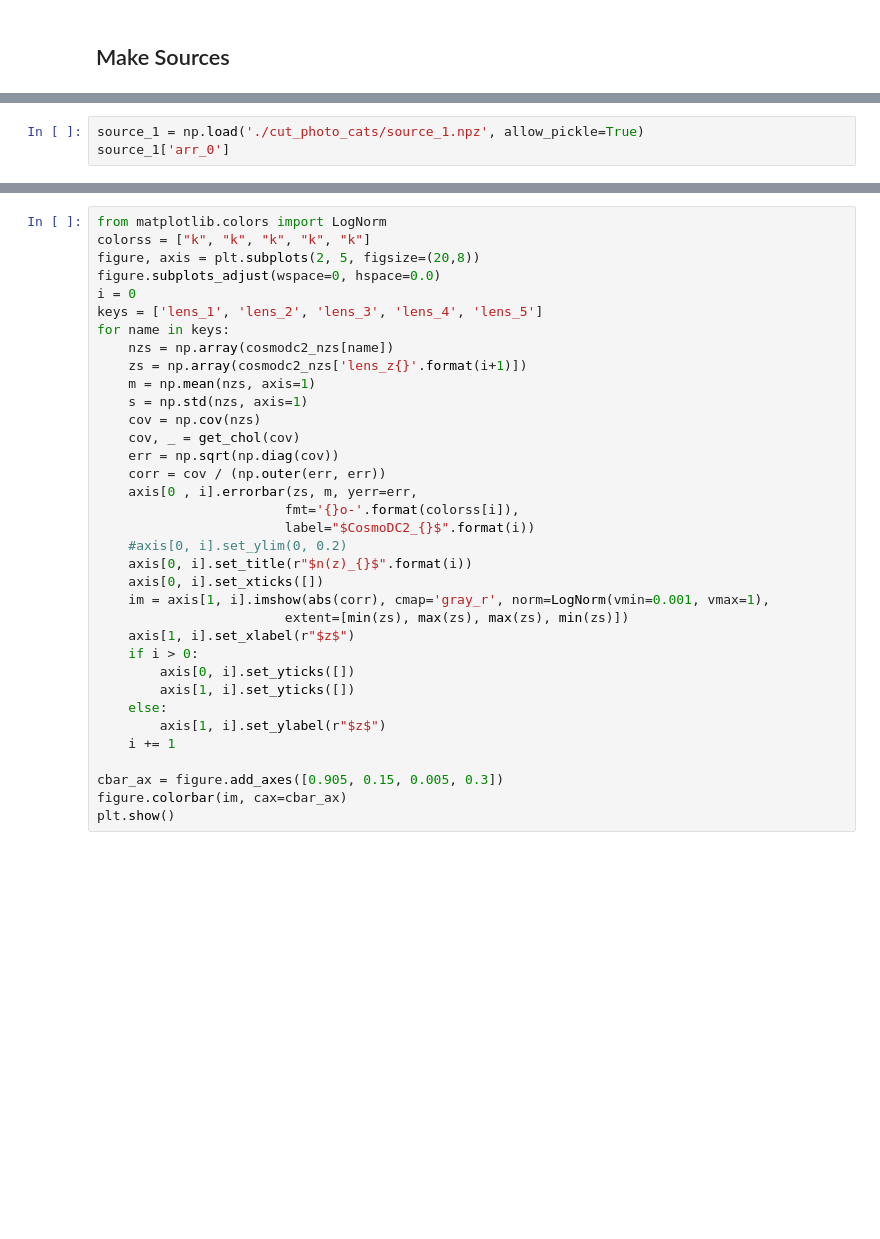
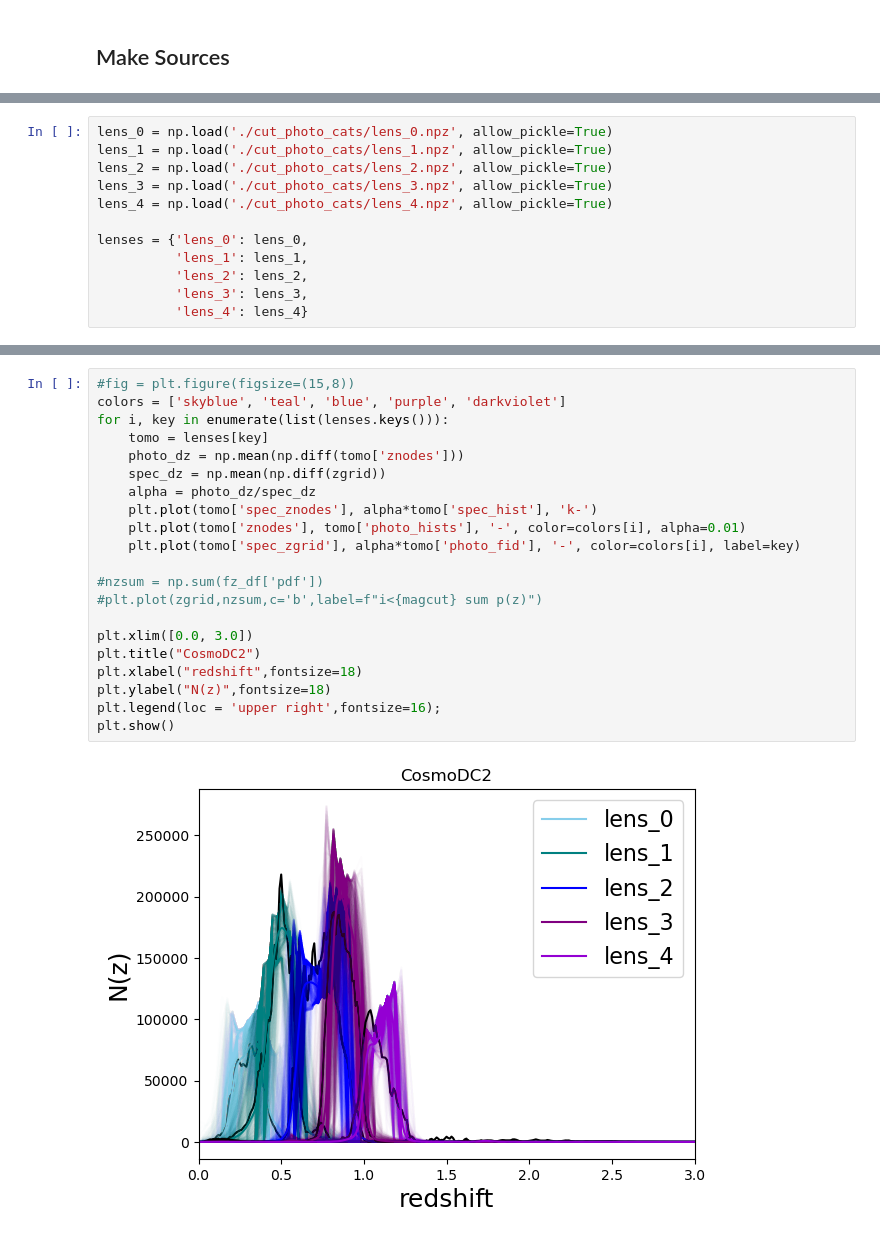
Before and after one commit to JaimeRZP/DC2-analysis, a Jupyter notebook: cosmodc_realizations.ipynb, the cells around one changed output, grey strips where cells are left out. Saved outputs shown, nothing was run; the diff lists cells and outputs as text; blank space fills up the shorter version.

```diff
--- a/cosmodc_realizations.ipynb
+++ b/cosmodc_realizations.ipynb
@@ -195,3 +279,12 @@ Generate spectrographic dists
 # %%
-source_1 = np.load('./cut_photo_cats/source_1.npz', allow_pickle=True)
-source_1['arr_0']
+lens_0 = np.load('./cut_photo_cats/lens_0.npz', allow_pickle=True)
+lens_1 = np.load('./cut_photo_cats/lens_1.npz', allow_pickle=True)
+lens_2 = np.load('./cut_photo_cats/lens_2.npz', allow_pickle=True)
+lens_3 = np.load('./cut_photo_cats/lens_3.npz', allow_pickle=True)
+lens_4 = np.load('./cut_photo_cats/lens_4.npz', allow_pickle=True)
+
+lenses = {'lens_0': lens_0,
+          'lens_1': lens_1,
+          'lens_2': lens_2,
+          'lens_3': lens_3,
+          'lens_4': lens_4}
@@ -565,35 +291,23 @@ cosmodc2_nzs['lens_z5'] = znodes_5
-# %%
-from matplotlib.colors import LogNorm
-colorss = ["k", "k", "k", "k", "k"]
-figure, axis = plt.subplots(2, 5, figsize=(20,8))
-figure.subplots_adjust(wspace=0, hspace=0.0)
-i = 0
-keys = ['lens_1', 'lens_2', 'lens_3', 'lens_4', 'lens_5']
-for name in keys:
-    nzs = np.array(cosmodc2_nzs[name])
-    zs = np.array(cosmodc2_nzs['lens_z{}'.format(i+1)])
-    m = np.mean(nzs, axis=1)
-    s = np.std(nzs, axis=1)
-    cov = np.cov(nzs)
-    cov, _ = get_chol(cov)
-    err = np.sqrt(np.diag(cov))
-    corr = cov / (np.outer(err, err))
-    axis[0 , i].errorbar(zs, m, yerr=err,
-                        fmt='{}o-'.format(colorss[i]),
-                        label="$CosmoDC2_{}$".format(i))
-    #axis[0, i].set_ylim(0, 0.2)
-    axis[0, i].set_title(r"$n(z)_{}$".format(i))
-    axis[0, i].set_xticks([])
-    im = axis[1, i].imshow(abs(corr), cmap='gray_r', norm=LogNorm(vmin=0.001, vmax=1),
-                        extent=[min(zs), max(zs), max(zs), min(zs)])
-    axis[1, i].set_xlabel(r"$z$")
-    if i > 0:
-        axis[0, i].set_yticks([])
-        axis[1, i].set_yticks([])
-    else:
-        axis[1, i].set_ylabel(r"$z$")
-    i += 1
-
-cbar_ax = figure.add_axes([0.905, 0.15, 0.005, 0.3])
-figure.colorbar(im, cax=cbar_ax)
-plt.show()
+# %%
+#fig = plt.figure(figsize=(15,8))
+colors = ['skyblue', 'teal', 'blue', 'purple', 'darkviolet']
+for i, key in enumerate(list(lenses.keys())):
+    tomo = lenses[key]
+    photo_dz = np.mean(np.diff(tomo['znodes']))
+    spec_dz = np.mean(np.diff(zgrid))
+    alpha = photo_dz/spec_dz
+    plt.plot(tomo['spec_znodes'], alpha*tomo['spec_hist'], 'k-')
+    plt.plot(tomo['znodes'], tomo['photo_hists'], '-', color=colors[i], alpha=0.01)
+    plt.plot(tomo['spec_zgrid'], alpha*tomo['photo_fid'], '-', color=colors[i], label=key)
+
+#nzsum = np.sum(fz_df['pdf'])
+#plt.plot(zgrid,nzsum,c='b',label=f"i<{magcut} sum p(z)")
+
+plt.xlim([0.0, 3.0])
+plt.title("CosmoDC2")
+plt.xlabel("redshift",fontsize=18)
+plt.ylabel("N(z)",fontsize=18)
+plt.legend(loc = 'upper right',fontsize=16);
+plt.show()
+# %% [output]
+[figure, added]
```
Also changed, not shown: parts of 21 cells of this notebook, 1 other file.
